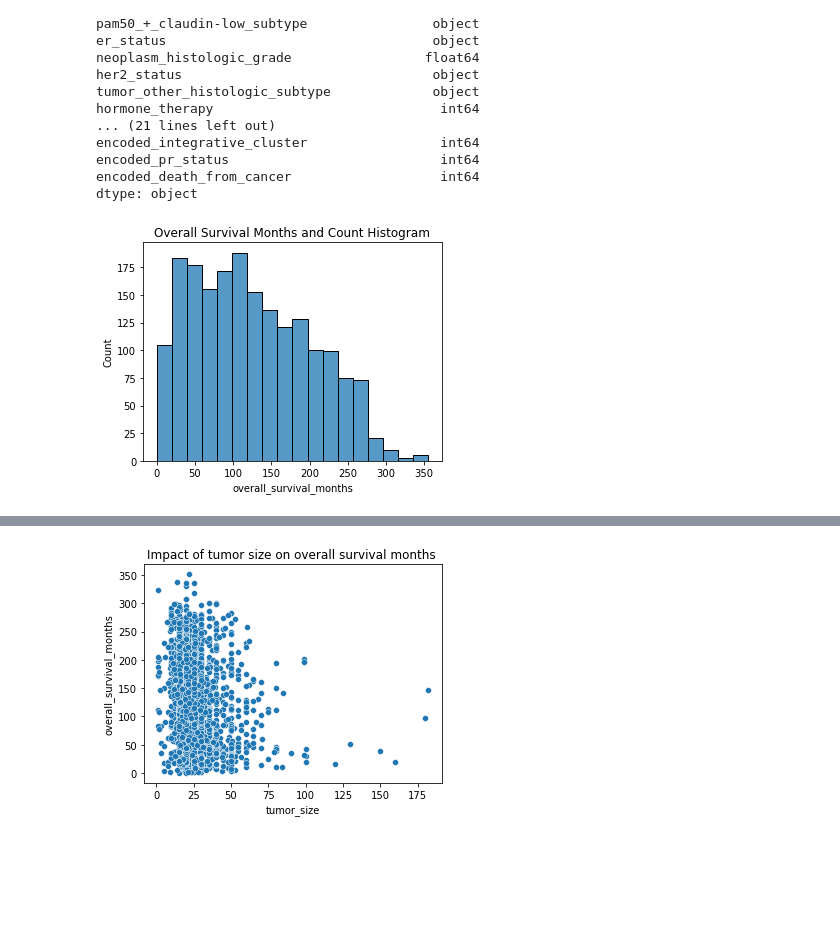
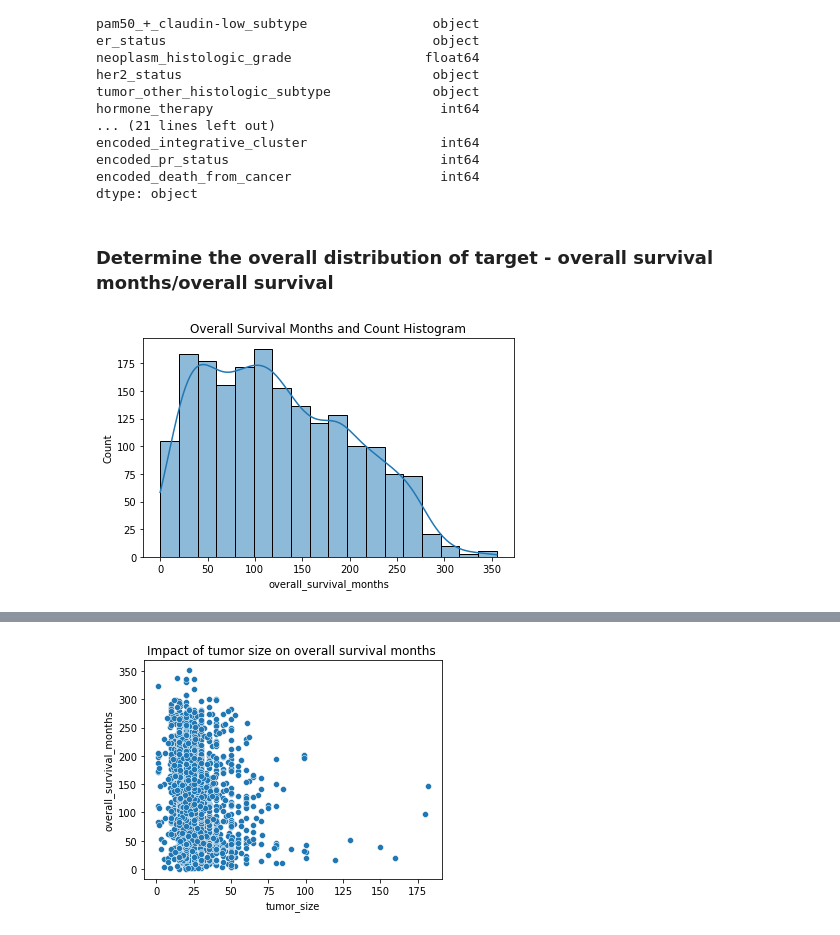
Before and after one commit to eugkik/Breast_Cancer_Study, a Jupyter notebook: Data/CorrelationAnalysisAndFeatureSelection.ipynb, the cells around one changed output, grey strips where cells are left out. Drawn from its saved outputs; the diff is of its cells as text; code cells hidden in the pictures; blank space fills up the shorter version.

Commit message:
update correlation and feature selection plots

```diff
--- a/Data/CorrelationAnalysisAndFeatureSelection.ipynb
+++ b/Data/CorrelationAnalysisAndFeatureSelection.ipynb
@@ -195,15 +195,15 @@ encoded_integrative_cluster                 int64
 encoded_pr_status                           int64
 encoded_death_from_cancer                   int64
 dtype: object
+# %% [markdown]
+### Determine the overall distribution of target - overall survival months/overall survival
 # %%
-# determine the overall distribution of target - overall survival months
-# looks like a Poisson distribution???
-# this will probably affect our model selection, not very sure and we can ask TA next time
-plt.figure(figsize=(5, 4))
-sns.histplot(df_clinical.overall_survival_months)
+# Overall Survival Months and Count Histogram
+plt.figure(figsize=(6, 4))
+sns.histplot(df_clinical.overall_survival_months,kde=True)
 plt.title('Overall Survival Months and Count Histogram')
 plt.tight_layout()
 plt.savefig('../OutputPlot/OverallSurvivalMonthesDistribution.pdf')
 plt.show()
 # %% [output]
-[figure, old version]
+[figure, new version]
```
Also changed, not shown: parts of 13 cells of this notebook, 12 other files.
